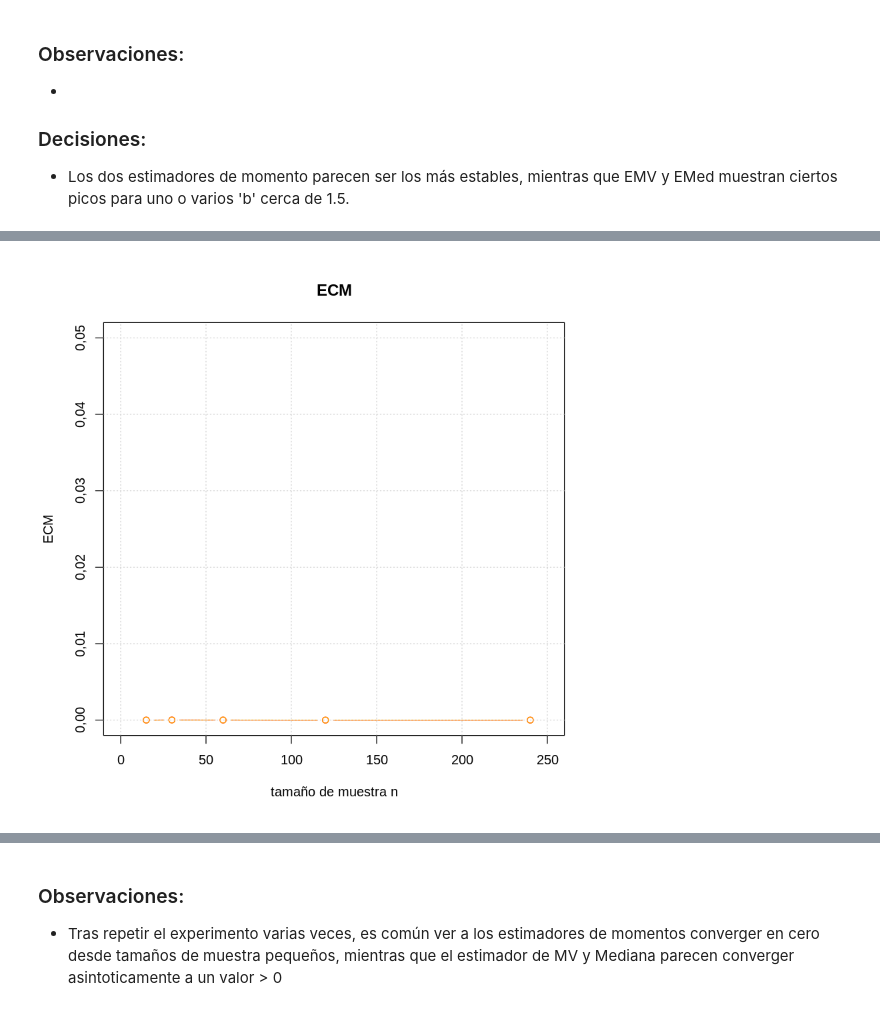
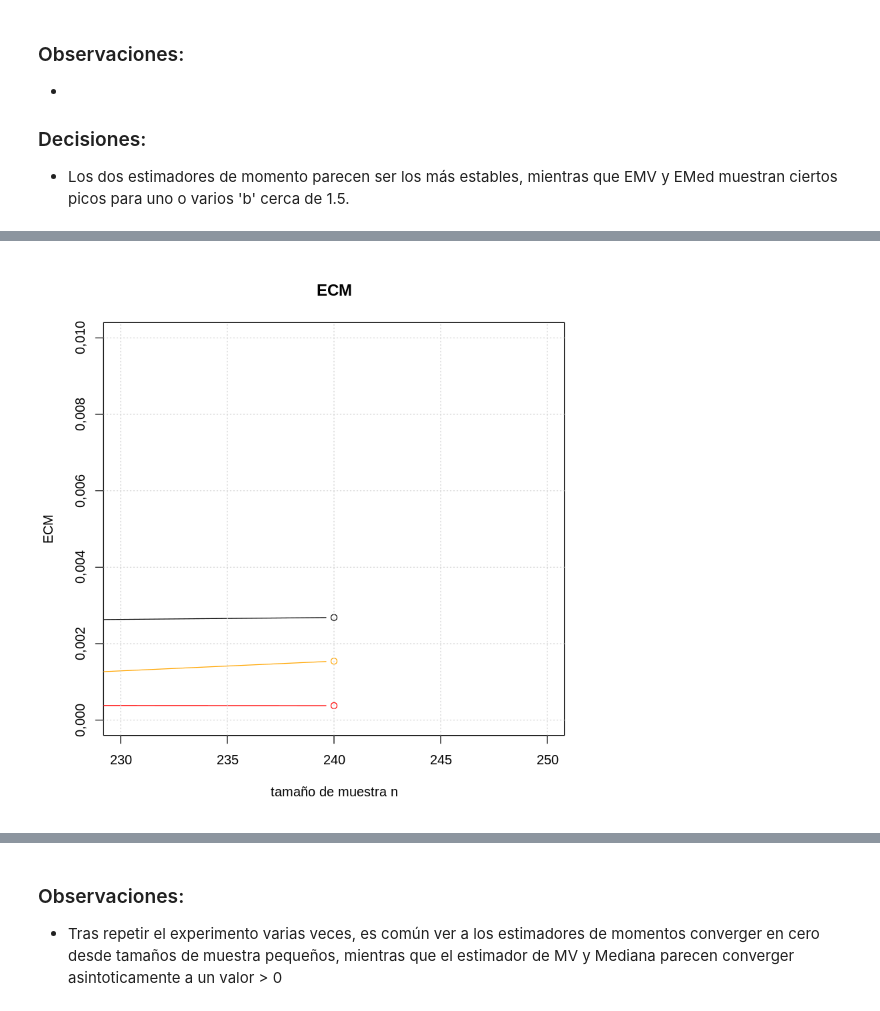
Before and after one commit to LecJackS/Proba-Simulations, a Jupyter notebook: TP2-Proba-en-R/TP2.ipynb, the cells around one changed output, grey strips where cells are left out. Drawn from its saved outputs; the diff is of its cells as text; code cells hidden in the pictures.

Commit message:
Reparado el tema con los plots que no correspondian :)
Falta la parte de data contaminada

```diff
--- a/TP2-Proba-en-R/TP2.ipynb
+++ b/TP2-Proba-en-R/TP2.ipynb
@@ -89,7 +89,7 @@ experimento = function(){
 }
 # %%
 # c)
-nrep <- 10
+nrep <- 1000
 estimadores <- array(dim=c(nrep,4), dimnames=list(1:nrep, c("b_mom1", "b_mom2", "b_mv", "b_med")))
 for(i in 1:nrep){
     estimadores[i,] <- array(experimento())
@@ -261,25 +302,30 @@ grid()
 # %% [markdown]
 <img src="img/7.png" width=700 align="left">
 # %%
-# Calculo sesgos, varianzas para 20 valores
-# distintos de b entre 0 y 2 (no inclusives)
+# Calculo sesgos, varianzas para distintos valores de n
 n_values <- c(15, 30, 60, 120, 240)
 nN <- length(n_values)
-# nN filas, 2 columnas: (n, ECM)
-results_mv   <- matrix(nrow=nN, ncol=2)
-results_mom  <- matrix(nrow=nN, ncol=2)
-results_mom2 <- matrix(nrow=nN, ncol=2)
-results_med  <- matrix(nrow=nN, ncol=2)
+# nN filas, 4 columnas: (n, Sesgo, Var, ECM)
+results_mv   <- matrix(nrow=nN, ncol=4)
+results_mom  <- matrix(nrow=nN, ncol=4)
+results_mom2 <- matrix(nrow=nN, ncol=4)
+results_med  <- matrix(nrow=nN, ncol=4)
 
 for (i in 1:nN){
     n <- n_values[i]
-    result_mv   <- unlist(simulacion_mv(1, n))
-    result_mom  <- unlist(simulacion_mom(1, n))
-    result_mom2 <- unlist(simulacion_mom2(1, n))
-    result_med  <- unlist(simulacion_med(1, n))
-    # ECM = Var^2 + Sesgo^2   < --------------------------------------- revisar! es Var^2?
-    results_mv[i,] <- c(n, result_mv[1]^2+result_mv[2])
-    results_mom[i,] <- c(n,result_mom[1]^2+result_mom[2])
-    results_mom2[i,] <- c(n, result_mom2[1]^2+result_mom2[2])
-    results_med[i,] <- c(n, result_med[1]^2+result_med[2])
+    # Guardo n en [1]
+    results_mv[i,1]   <- n
+    results_mom[i,1]  <- n
+    results_mom2[i,1] <- n
+    results_med[i,1]  <- n
+    # Guardo Sesgos[2] y Varianzas[3] para graficarlos
+    results_mv[i,2:3]   <- simulacion_mv(1, n)
+    results_mom[i,2:3]  <- simulacion_mom(1, n)
+    results_mom2[i,2:3] <- simulacion_mom2(1, n)
+    results_med[i,2:3]  <- simulacion_med(1, n)
+    # ECM[4] = Var + Sesgo^2
+    results_mv[i,4]   <- results_mv[i,2]^2   + results_mv[i,3]
+    results_mom[i,4]  <- results_mom[i,2]^2  + results_mv[i,3]
+    results_mom2[i,4] <- results_mom2[i,2]^2 + results_mv[i,3]
+    results_med[i,4]  <- results_med[i,2]^2  + results_mv[i,3]
 }
@@ -286,9 +364,11 @@ for (i in 1:nN){
 # %%
+# Zoom en mayor n
 # ECM = Var^2 + Sesgo^2
-plot(results_mv, col="blue", main="ECM", xlab="tamaño de muestra n", ylab="ECM", type="b", ylim=c(0,0.05), xlim=c(0,250))
+plot(results_mv, ylim=c(0,0.01), xlim=c(230,250),
+     col="blue", main="ECM", xlab="tamaño de muestra n", ylab="ECM", type="b")
 points(results_mom, col="red", type="b")
 points(results_mom2, col="orange", type="b")
 points(results_med, col="black", type="b")
 grid()
 # %% [output]
-[figure, old version]
+[figure, new version]
```
Also changed, not shown: parts of 18 cells of this notebook.
